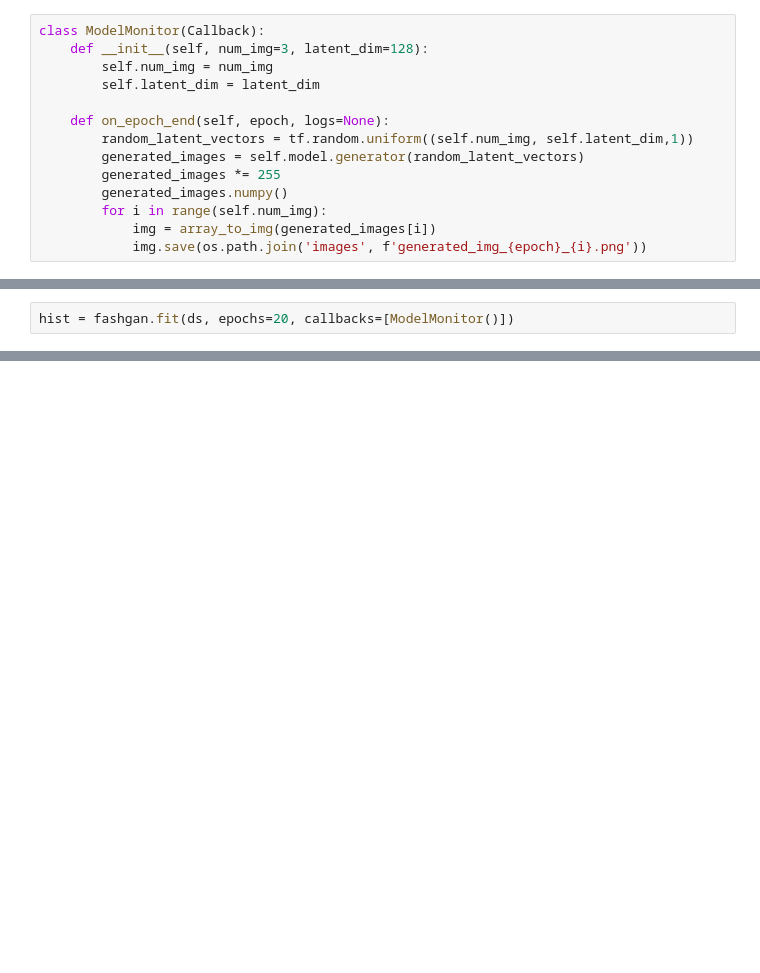
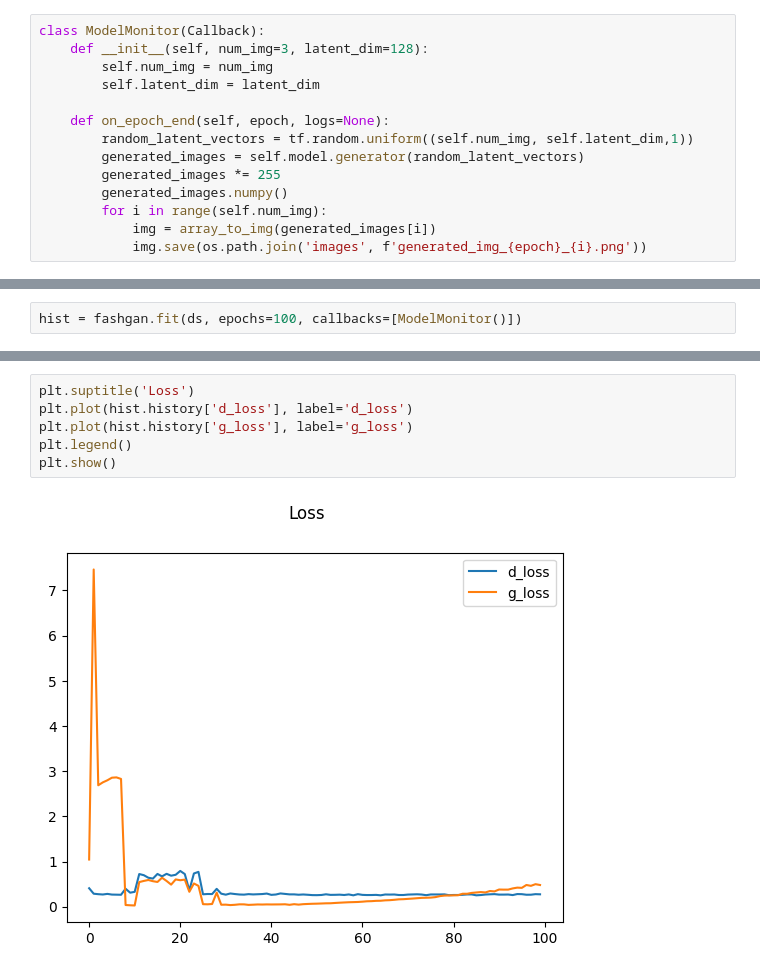
Before and after one commit to Userfound404/GANs, a Jupyter notebook: GANs_fashion.ipynb, the cells around one changed output, grey strips where cells are left out. Cells and saved outputs as stored; diff of their text form; blank space fills up the shorter version.

```diff
--- a/GANs_fashion.ipynb
+++ b/GANs_fashion.ipynb
@@ -342,3 +359,3 @@ class ModelMonitor(Callback):
 # %%
-hist = fashgan.fit(ds, epochs=20, callbacks=[ModelMonitor()])
+hist = fashgan.fit(ds, epochs=100, callbacks=[ModelMonitor()])
 # %% [output]
@@ -345,0 +381,8 @@ Epoch 1/20
+# %%
+plt.suptitle('Loss')
+plt.plot(hist.history['d_loss'], label='d_loss')
+plt.plot(hist.history['g_loss'], label='g_loss')
+plt.legend()
+plt.show()
+# %% [output]
+[figure, added]
```
Also changed, not shown: parts of 13 cells of this notebook.
